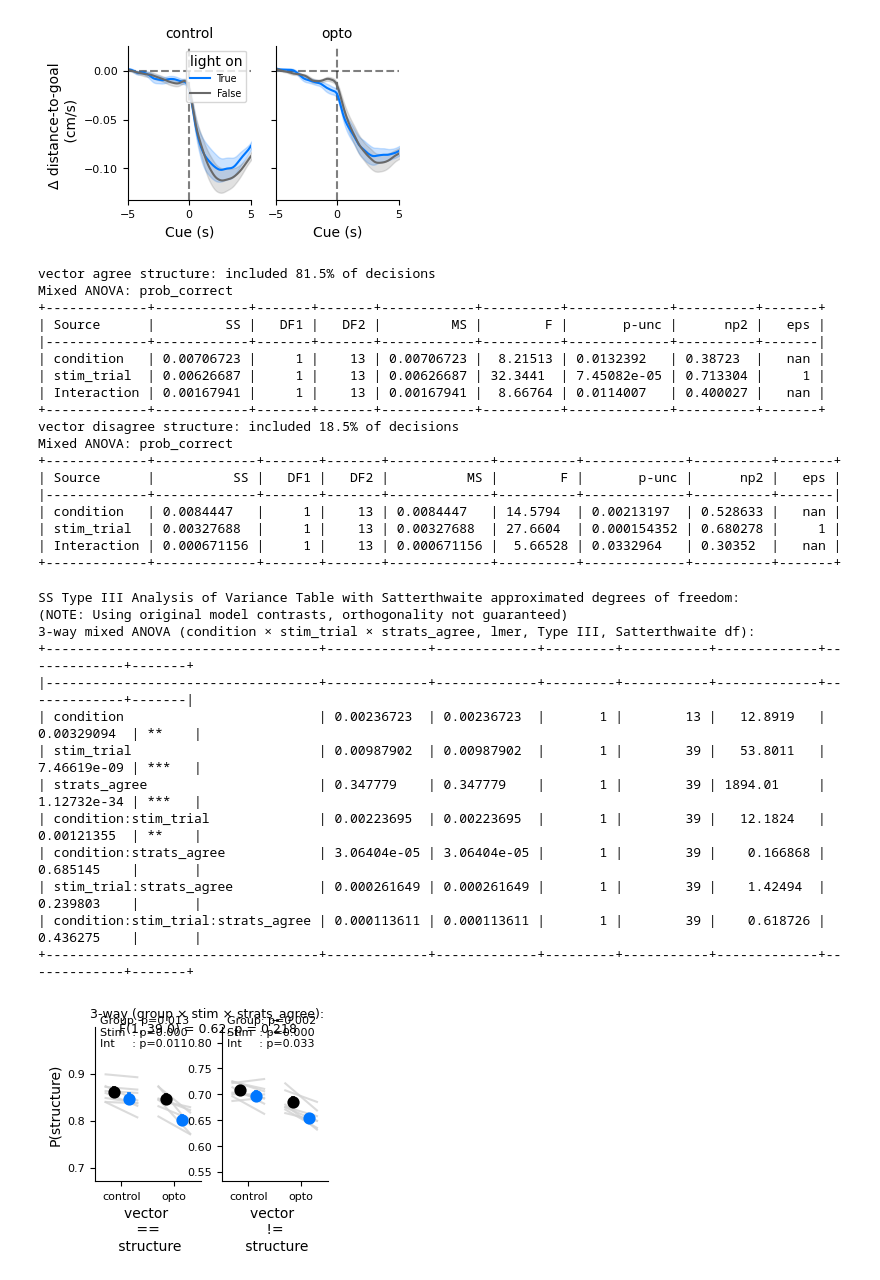
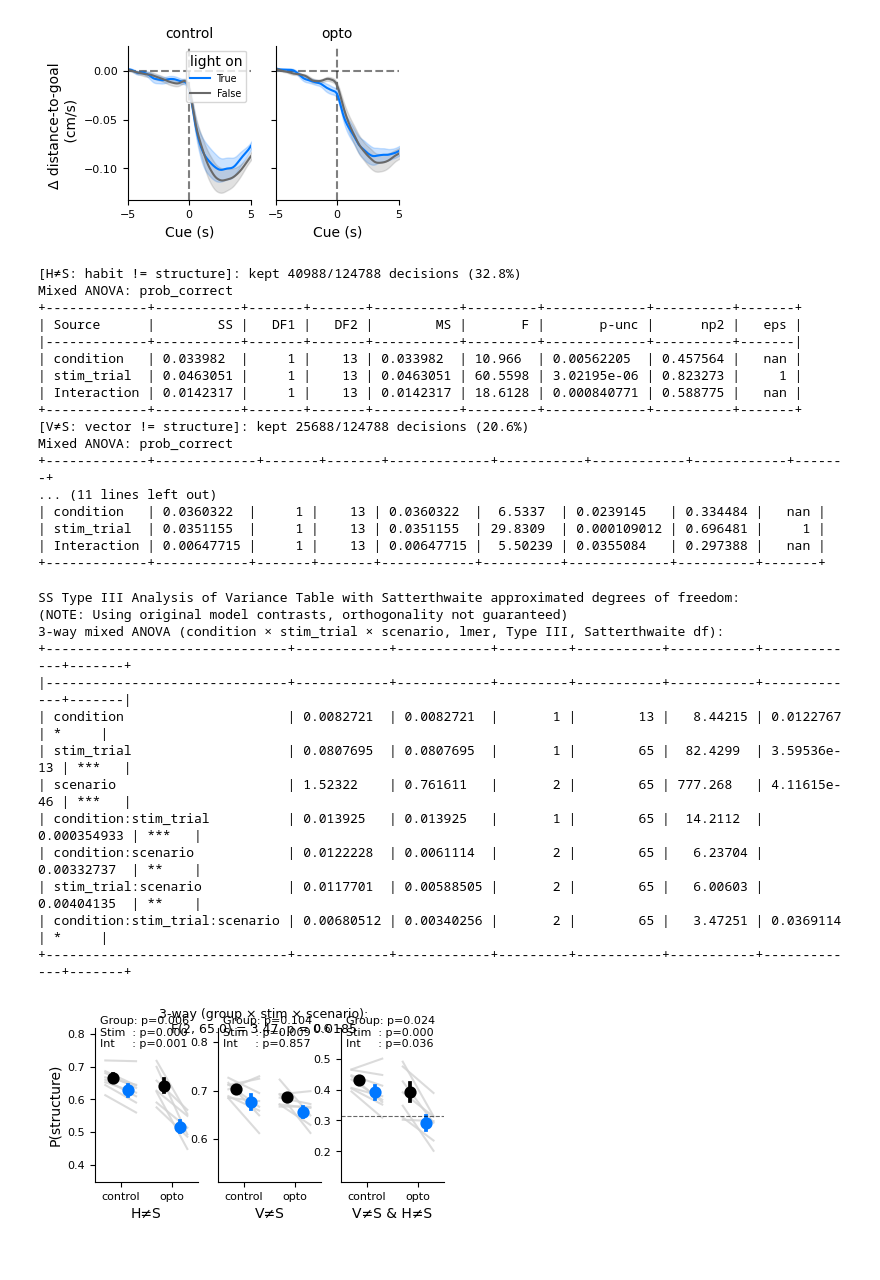
Before and after one commit to peterdoohan/goalNav_mFC-opto3, a Jupyter notebook: code/Notebooks/main_figure.ipynb, the cells around one changed output. Saved outputs shown, nothing was run; the diff lists cells and outputs as text; code cells hidden in the pictures.

```diff
--- a/code/Notebooks/main_figure.ipynb
+++ b/code/Notebooks/main_figure.ipynb
@@ -181,40 +181,39 @@ navigation_strategies_df = gid.get_navigation_strategies_df(
     verbose=False,
 )
 # %%
-reload(sc)
-fig, axes = plt.subplots(1, 2, figsize=(3, 2))
-sc.plot_prop_optimal(navigation_strategies_df, strat_pair=("vector", "structure"), axes=axes)
-# fig.savefig(SAVE_FIG_PATH / "vec_vs_struc_p_optimal.pdf")
+reload(com)
+f, axes = plt.subplots(1, 3, figsize=(4.5, 2))
+com.plot_prop_across_scenarios(navigation_strategies_df, decision_point_filter="only", axes=axes)
+f.savefig(SAVE_FIG_PATH / "group_x_stim_strategy_comparisons.pdf")
 # %% [output]
-vector agree structure: included 81.5% of decisions
+[H≠S: habit != structure]: kept 40988/124788 decisions (32.8%)
 Mixed ANOVA: prob_correct
++-------------+-----------+-------+-------+-----------+---------+-------------+----------+-------+
+| Source      |        SS |   DF1 |   DF2 |        MS |       F |       p-unc |      np2 |   eps |
+|-------------+-----------+-------+-------+-----------+---------+-------------+----------+-------|
+| condition   | 0.033982  |     1 |    13 | 0.033982  | 10.966  | 0.00562205  | 0.457564 |   nan |
+| stim_trial  | 0.0463051 |     1 |    13 | 0.0463051 | 60.5598 | 3.02195e-06 | 0.823273 |     1 |
+| Interaction | 0.0142317 |     1 |    13 | 0.0142317 | 18.6128 | 0.000840771 | 0.588775 |   nan |
++-------------+-----------+-------+-------+-----------+---------+-------------+----------+-------+
+[V≠S: vector != structure]: kept 25688/124788 decisions (20.6%)
+Mixed ANOVA: prob_correct
++-------------+-------------+-------+-------+-------------+-----------+------------+------------+-------+
+... (11 lines left out)
+| condition   | 0.0360322  |     1 |    13 | 0.0360322  |  6.5337  | 0.0239145   | 0.334484 |   nan |
+| stim_trial  | 0.0351155  |     1 |    13 | 0.0351155  | 29.8309  | 0.000109012 | 0.696481 |     1 |
+| Interaction | 0.00647715 |     1 |    13 | 0.00647715 |  5.50239 | 0.0355084   | 0.297388 |   nan |
 +-------------+------------+-------+-------+------------+----------+-------------+----------+-------+
-| Source      |         SS |   DF1 |   DF2 |         MS |        F |       p-unc |      np2 |   eps |
-|-------------+------------+-------+-------+------------+----------+-------------+----------+-------|
-| condition   | 0.00706723 |     1 |    13 | 0.00706723 |  8.21513 | 0.0132392   | 0.38723  |   nan |
-| stim_trial  | 0.00626687 |     1 |    13 | 0.00626687 | 32.3441  | 7.45082e-05 | 0.713304 |     1 |
-| Interaction | 0.00167941 |     1 |    13 | 0.00167941 |  8.66764 | 0.0114007   | 0.400027 |   nan |
-+-------------+------------+-------+-------+------------+----------+-------------+----------+-------+
-vector disagree structure: included 18.5% of decisions
-Mixed ANOVA: prob_correct
-+-------------+-------------+-------+-------+-------------+----------+-------------+----------+-------+
-| Source      |          SS |   DF1 |   DF2 |          MS |        F |       p-unc |      np2 |   eps |
-|-------------+-------------+-------+-------+-------------+----------+-------------+----------+-------|
-| condition   | 0.0084447   |     1 |    13 | 0.0084447   | 14.5794  | 0.00213197  | 0.528633 |   nan |
-| stim_trial  | 0.00327688  |     1 |    13 | 0.00327688  | 27.6604  | 0.000154352 | 0.680278 |     1 |
-| Interaction | 0.000671156 |     1 |    13 | 0.000671156 |  5.66528 | 0.0332964   | 0.30352  |   nan |
-+-------------+-------------+-------+-------+-------------+----------+-------------+----------+-------+
 SS Type III Analysis of Variance Table with Satterthwaite approximated degrees of freedom:
 (NOTE: Using original model contrasts, orthogonality not guaranteed)
-3-way mixed ANOVA (condition × stim_trial × strats_agree, lmer, Type III, Satterthwaite df):
-+-----------------------------------+-------------+-------------+---------+-----------+-------------+-------------+-------+
-|-----------------------------------+-------------+-------------+---------+-----------+-------------+-------------+-------|
-| condition                         | 0.00236723  | 0.00236723  |       1 |        13 |   12.8919   | 0.00329094  | **    |
-| stim_trial                        | 0.00987902  | 0.00987902  |       1 |        39 |   53.8011   | 7.46619e-09 | ***   |
-| strats_agree                      | 0.347779    | 0.347779    |       1 |        39 | 1894.01     | 1.12732e-34 | ***   |
-| condition:stim_trial              | 0.00223695  | 0.00223695  |       1 |        39 |   12.1824   | 0.00121355  | **    |
-| condition:strats_agree            | 3.06404e-05 | 3.06404e-05 |       1 |        39 |    0.166868 | 0.685145    |       |
-| stim_trial:strats_agree           | 0.000261649 | 0.000261649 |       1 |        39 |    1.42494  | 0.239803    |       |
-| condition:stim_trial:strats_agree | 0.000113611 | 0.000113611 |       1 |        39 |    0.618726 | 0.436275    |       |
-+-----------------------------------+-------------+-------------+---------+-----------+-------------+-------------+-------+
+3-way mixed ANOVA (condition × stim_trial × scenario, lmer, Type III, Satterthwaite df):
++-------------------------------+------------+------------+---------+-----------+-----------+-------------+-------+
+|-------------------------------+------------+------------+---------+-----------+-----------+-------------+-------|
+| condition                     | 0.0082721  | 0.0082721  |       1 |        13 |   8.44215 | 0.0122767   | *     |
+| stim_trial                    | 0.0807695  | 0.0807695  |       1 |        65 |  82.4299  | 3.59536e-13 | ***   |
+| scenario                      | 1.52322    | 0.761611   |       2 |        65 | 777.268   | 4.11615e-46 | ***   |
+| condition:stim_trial          | 0.013925   | 0.013925   |       1 |        65 |  14.2112  | 0.000354933 | ***   |
+| condition:scenario            | 0.0122228  | 0.0061114  |       2 |        65 |   6.23704 | 0.00332737  | **    |
+| stim_trial:scenario           | 0.0117701  | 0.00588505 |       2 |        65 |   6.00603 | 0.00404135  | **    |
+| condition:stim_trial:scenario | 0.00680512 | 0.00340256 |       2 |        65 |   3.47251 | 0.0369114   | *     |
++-------------------------------+------------+------------+---------+-----------+-----------+-------------+-------+
-[figure, old version]
+[figure, new version]
```
Also changed, not shown: parts of 2 cells of this notebook, 1 other file.
